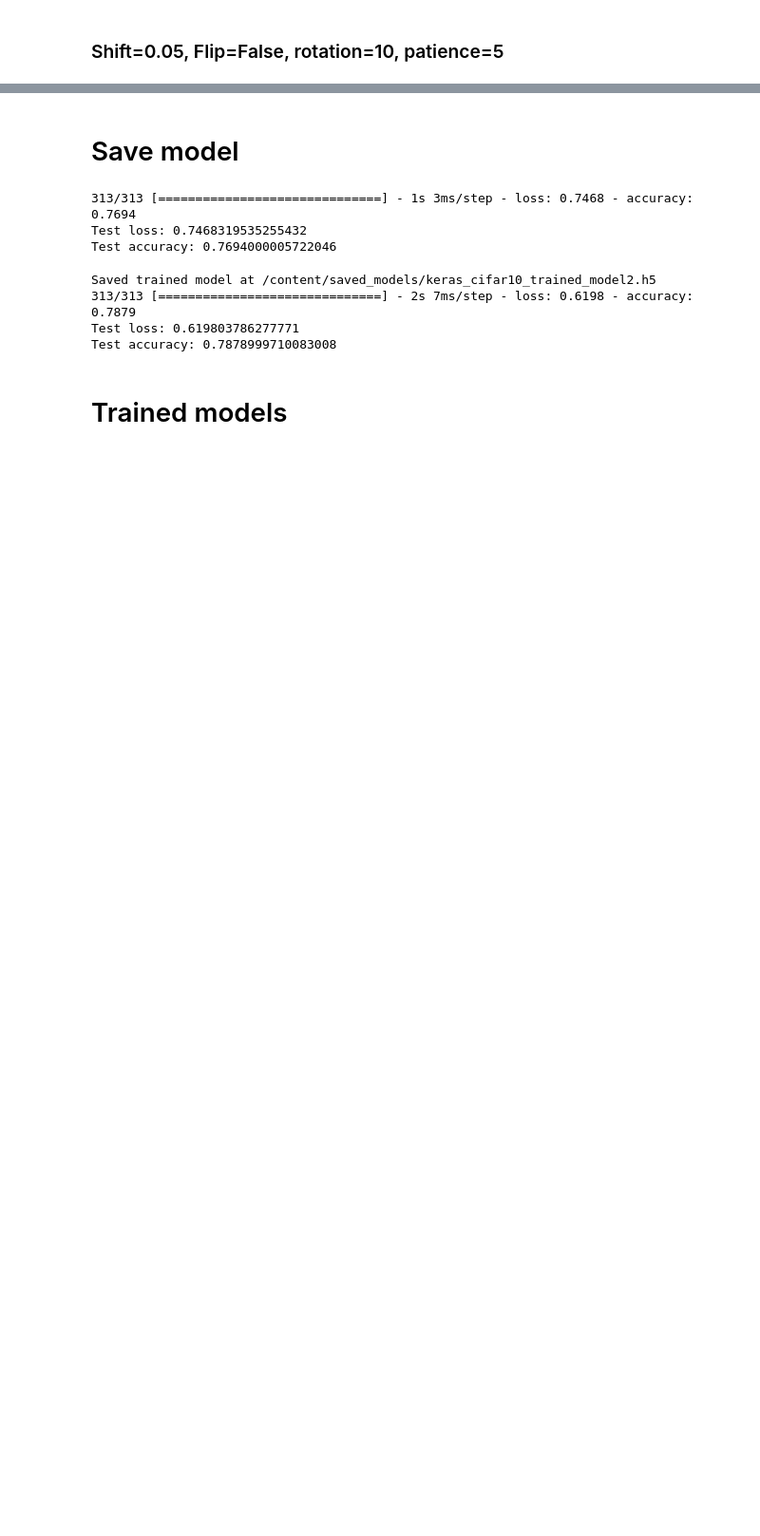
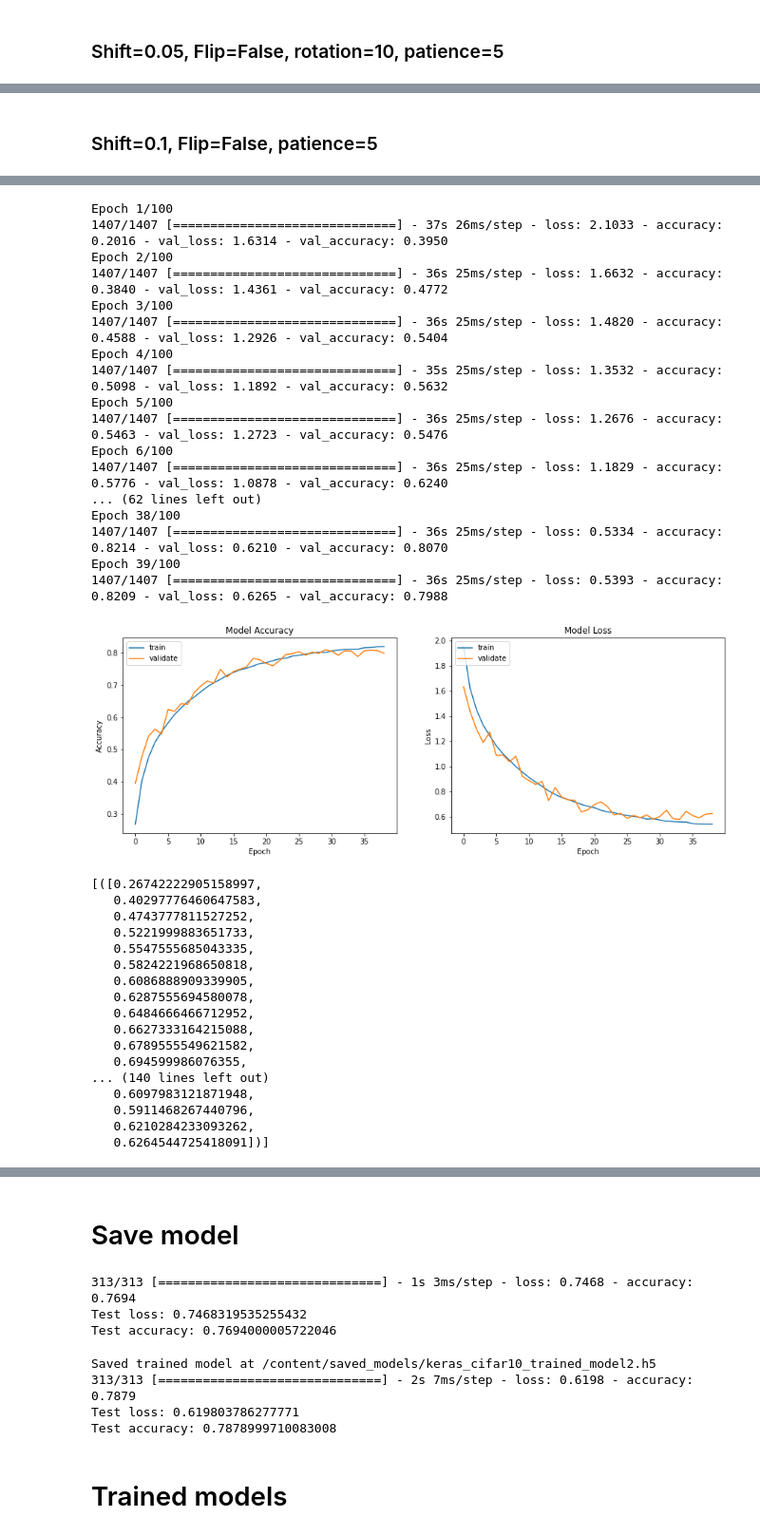
Before and after one commit to MakowToms/DeepLearning, a Jupyter notebook: cnn/from_kaggle_in_keras.ipynb, the cells around one changed output, grey strips where cells are left out. Shown at 95% size. Drawn from its saved outputs; the diff is of its cells as text; code cells hidden in the pictures; blank space fills up the shorter version.

Commit message:
Ended augmentation experiment

```diff
--- a/cnn/from_kaggle_in_keras.ipynb
+++ b/cnn/from_kaggle_in_keras.ipynb
@@ -1205,0 +1269,16 @@ results_of_model(model, opt[0], opt[1], n=1, plot=True,
+# %% [markdown]
+### Shift=0.1, Flip=False, patience=5
+# %%
+shift = 0.1
+horizontal_flip = False
+rotation = 0
+workers = 4
+early_stopping = tf.keras.callbacks.EarlyStopping(monitor='val_loss', patience=5, restore_best_weights=True)
+
+model.summary()
+
+results_of_model(model, opt[0], opt[1], n=1, plot=True,
+                 data_augmentation=data_augmentation,
+                 shift=shift, horizontal_flip=horizontal_flip, rotation=rotation,
+                 workers=workers, early_stopping=early_stopping)
+# %% [output]
@@ -1205,0 +1302,35 @@ results_of_model(model, opt[0], opt[1], n=1, plot=True,
+Epoch 1/100
+1407/1407 [==============================] - 37s 26ms/step - loss: 2.1033 - accuracy: 0.2016 - val_loss: 1.6314 - val_accuracy: 0.3950
+Epoch 2/100
+1407/1407 [==============================] - 36s 25ms/step - loss: 1.6632 - accuracy: 0.3840 - val_loss: 1.4361 - val_accuracy: 0.4772
+Epoch 3/100
+1407/1407 [==============================] - 36s 25ms/step - loss: 1.4820 - accuracy: 0.4588 - val_loss: 1.2926 - val_accuracy: 0.5404
+Epoch 4/100
+1407/1407 [==============================] - 35s 25ms/step - loss: 1.3532 - accuracy: 0.5098 - val_loss: 1.1892 - val_accuracy: 0.5632
+Epoch 5/100
+1407/1407 [==============================] - 36s 25ms/step - loss: 1.2676 - accuracy: 0.5463 - val_loss: 1.2723 - val_accuracy: 0.5476
+Epoch 6/100
+1407/1407 [==============================] - 36s 25ms/step - loss: 1.1829 - accuracy: 0.5776 - val_loss: 1.0878 - val_accuracy: 0.6240
+... (62 lines left out)
+Epoch 38/100
+1407/1407 [==============================] - 36s 25ms/step - loss: 0.5334 - accuracy: 0.8214 - val_loss: 0.6210 - val_accuracy: 0.8070
+Epoch 39/100
+1407/1407 [==============================] - 36s 25ms/step - loss: 0.5393 - accuracy: 0.8209 - val_loss: 0.6265 - val_accuracy: 0.7988
+[figure, added]
+[([0.26742222905158997,
+   0.40297776460647583,
+   0.4743777811527252,
+   0.5221999883651733,
+   0.5547555685043335,
+   0.5824221968650818,
+   0.6086888909339905,
+   0.6287555694580078,
+   0.6484666466712952,
+   0.6627333164215088,
+   0.6789555549621582,
+   0.694599986076355,
+... (140 lines left out)
+   0.6097983121871948,
+   0.5911468267440796,
+   0.6210284233093262,
+   0.6264544725418091])]
```
Also changed, not shown: parts of 18 cells of this notebook.
